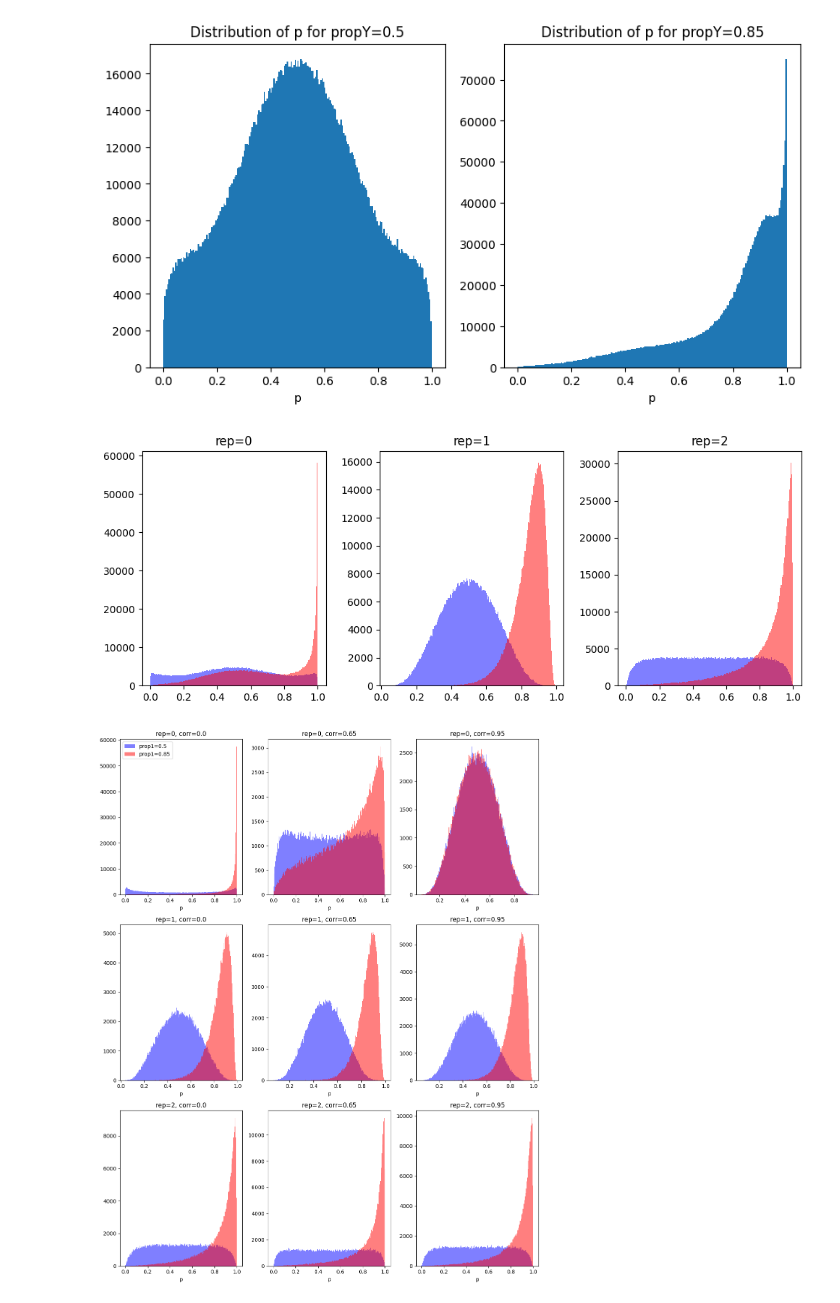
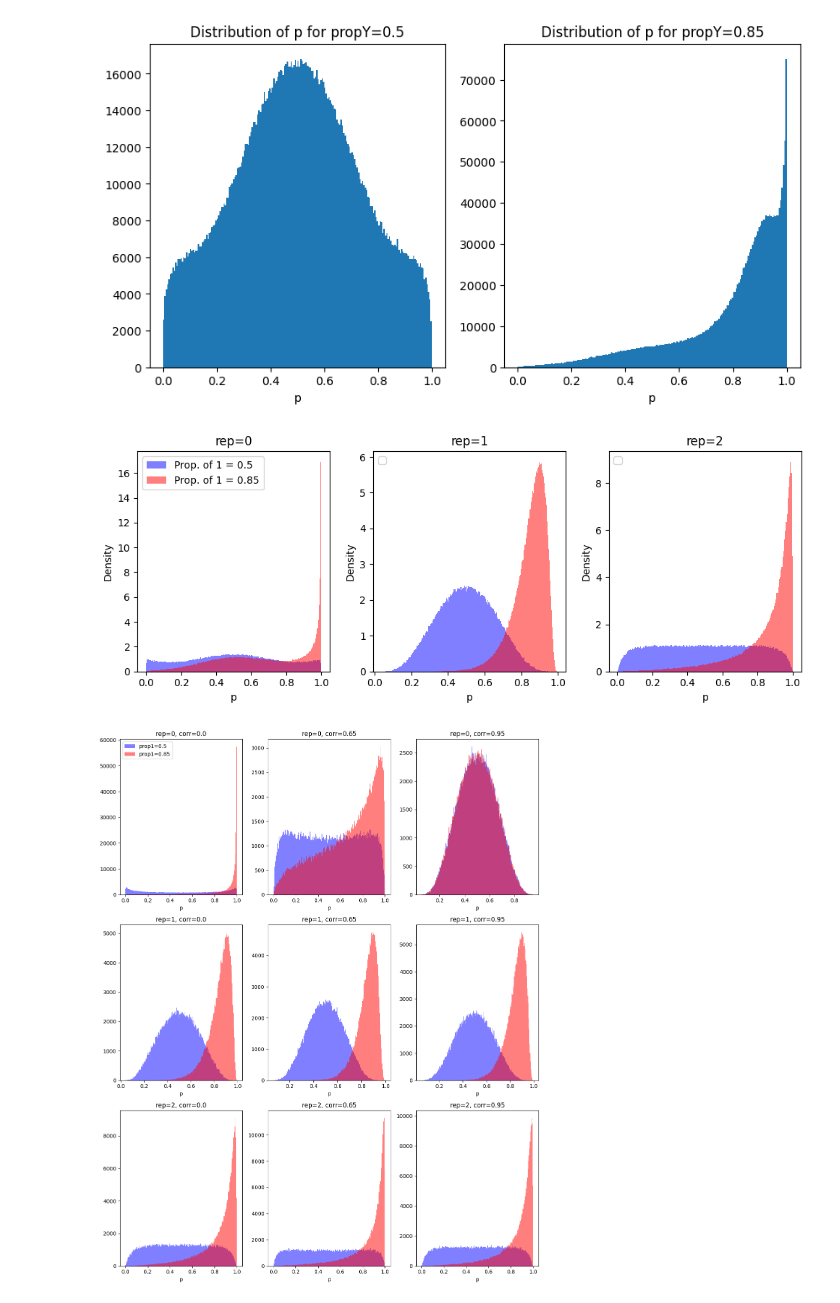
Before and after one commit to ChristopheMuller/logistic_with_NAs, a Jupyter notebook: 2_investigate_data.ipynb, the cells around one changed output. Drawn from its saved outputs; the diff is of its cells as text; code cells hidden in the pictures.

```diff
--- a/2_investigate_data.ipynb
+++ b/2_investigate_data.ipynb
@@ -74,39 +72,52 @@ for i in range(len(set_ups)):
     set_up = set_ups.loc[i, "set_up"]
 
     rep = set_ups.loc[i, "rep"]
 
     prop1 = set_ups.loc[i, "prop1"]
 
     p_i = load_data(set_up=set_up, data_type="original", exp=exp)["y_probs"]
     if prop1 == 0.5:
         dict_probs_p105[rep].extend(p_i)
     else:
         dict_probs_p1085[rep].extend(p_i)
 
 
 fig, axs = plt.subplots(1, 3, figsize=(10, 4))
 
 for i, rep in enumerate([0, 1, 2]):
 
     if i == 0:
-        axs[i].hist(dict_probs_p105[rep], bins=200, label="Prop of 1 = 0.5", alpha=0.5, color="blue")
+        # hist of probs
+        axs[i].hist(dict_probs_p105[rep], bins=200, label="Prop. of 1 = 0.5", alpha=0.5, color="blue",density =True)
         axs[i].set_title(f"rep={rep}")
 
-        axs[i].hist(dict_probs_p1085[rep], bins=200, label="Prop of 1 = 0.85", alpha=0.5, color="red")
+        axs[i].hist(dict_probs_p1085[rep], bins=200, label="Prop. of 1 = 0.85", alpha=0.5, color="red", density =True)
         axs[i].set_title(f"rep={rep}")
 
     else:
-        axs[i].hist(dict_probs_p105[rep], bins=200, alpha=0.5, color="blue")
+        axs[i].hist(dict_probs_p105[rep], bins=200, alpha=0.5, color="blue", density =True)
         axs[i].set_title(f"rep={rep}")
 
-        axs[i].hist(dict_probs_p1085[rep], bins=200, alpha=0.5, color="red")
+        axs[i].hist(dict_probs_p1085[rep], bins=200, alpha=0.5, color="red", density =True)
         axs[i].set_title(f"rep={rep}")
 
+axs[0].set_xlabel("p")
+axs[1].set_xlabel("p")
+axs[2].set_xlabel("p")
+
+axs[0].set_ylabel("Density")
+axs[1].set_ylabel("Density")
+axs[2].set_ylabel("Density")
+
+axs[0].legend(loc="upper left")
+axs[1].legend(loc="upper left")
+axs[2].legend(loc="upper left")
+
 plt.tight_layout()
-# plt.savefig("data/ExpA/figures/p_distribution.pdf")
+plt.savefig("data/ExpA/figures/p_distribution.pdf")
 plt.show()
 # %% [output]
-[figure, old version]
+[figure, new version]
 # %%
 corrs = [0.,0.65,0.95]
 
```
Also changed, not shown: parts of 1 cell of this notebook, 13 other files.
